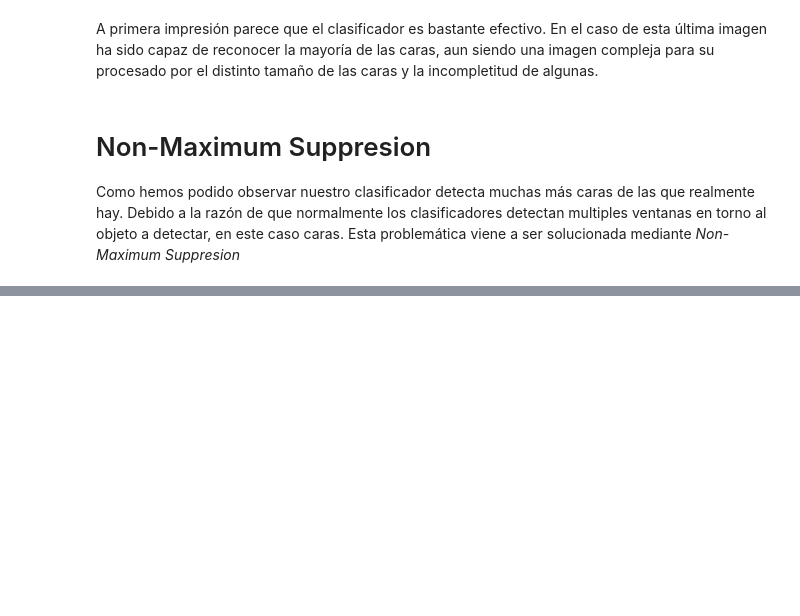
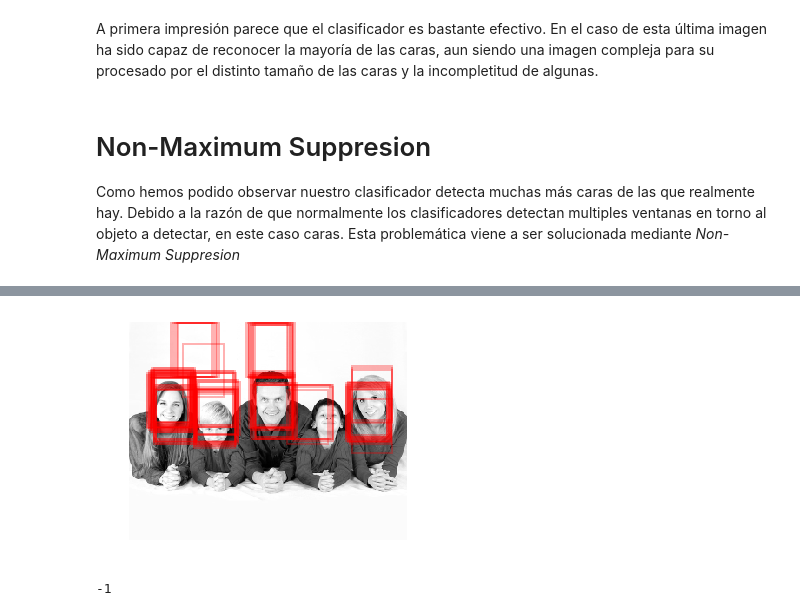
Before and after one commit to jasag/Phytoliths-recognition-system, a Jupyter notebook: src/Face_Detection.ipynb, the cells around one changed output, grey strips where cells are left out. Drawn from its saved outputs; the diff is of its cells as text; code cells hidden in the pictures; blank space fills up the shorter version.

```diff
--- a/src/Face_Detection.ipynb
+++ b/src/Face_Detection.ipynb
@@ -208,18 +208,18 @@ labels.sum()
 400.0
 # %%
 fig, ax = plt.subplots()
-ax.imshow(img, cmap='gray')
+ax.imshow(img2, cmap='gray')
 ax.axis('off')
 
 Ni, Nj = positive_patches[0].shape
 indices = np.array(indices)
 
-boxes = list()
+boxes2 = list()
 for i, j in indices[labels == 1]:
-    boxes.append((j,i,j+Nj,i+Ni))
+    boxes2.append((j,i,j+Nj,i+Ni))
     ax.add_patch(plt.Rectangle((j, i), Nj, Ni, edgecolor='red',
                                alpha=0.3, lw=2, facecolor='none'))
-boxes = np.array(boxes)
+boxes2 = np.array(boxes2)
 # %% [output]
 [figure]
 # %% [markdown]
@@ -314,0 +371,40 @@ cv2.waitKey(0)
+# %%
+fig, ax = plt.subplots()
+ax.imshow(img3, cmap='gray')
+ax.axis('off')
+
+Ni, Nj = positive_patches[0].shape
+indices = np.array(indices)
+
+boxes3 = list()
+for i, j in indices[labels == 1]:
+    boxes3.append((j,i,j+Nj,i+Ni))
+    ax.add_patch(plt.Rectangle((j, i), Nj, Ni, edgecolor='red',
+                               alpha=0.3, lw=2, facecolor='none'))
+boxes3 = np.array(boxes3)
+# %% [output]
+[figure, added]
+# %%
+# load the image and clone it
+#print "[x] %d initial bounding boxes" % (len(boundingBoxes))
+image = img3
+orig = image.copy()
+boundingBoxes = boxes3
+# loop over the bounding boxes for each image and draw them
+for (startX, startY, endX, endY) in boundingBoxes:
+    cv2.rectangle(orig, (startX, startY), (endX, endY), (0, 0, 255), 2)
+
+# perform non-maximum suppression on the bounding boxes
+pick = non_max_suppression_fast(boundingBoxes, 0.1)
+#print "[x] after applying non-maximum, %d bounding boxes" % (len(pick))
+
+# loop over the picked bounding boxes and draw them
+for (startX, startY, endX, endY) in pick:
+    cv2.rectangle(image, (startX, startY), (endX, endY), (0, 255, 0), 2)
+
+# display the images
+cv2.imshow("Original", orig)
+cv2.imshow("After NMS", image)
+cv2.waitKey(0)
+# %% [output]
+-1
```
Also changed, not shown: parts of 11 cells of this notebook, 1 other file.
